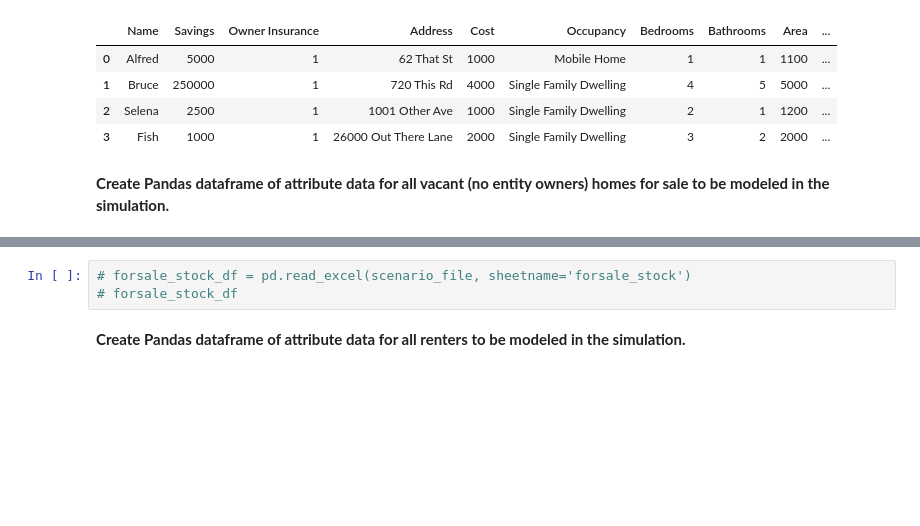
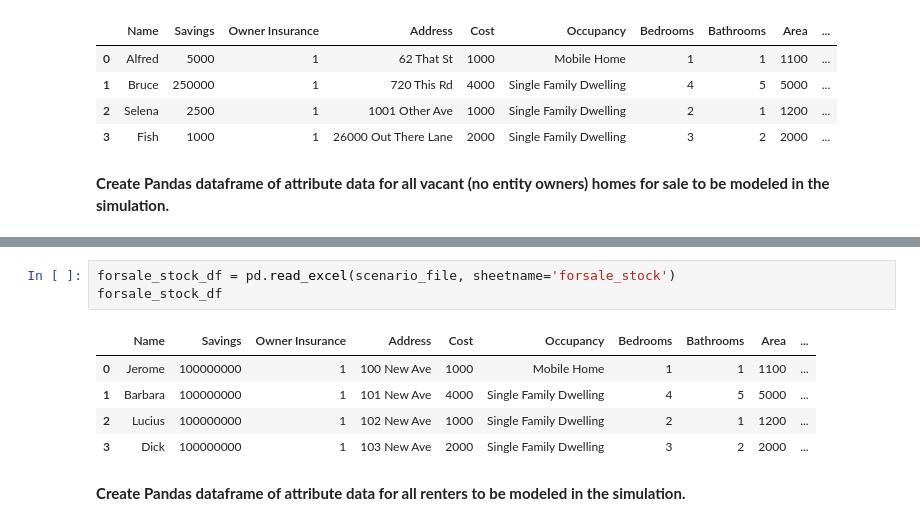
Before and after one commit to scottbmiles/DESaster, a Jupyter notebook: scenarios/desaster_application_template.ipynb, the cells around one changed output, grey strips where cells are left out. Saved outputs shown, nothing was run; the diff lists cells and outputs as text; blank space fills up the shorter version.

```diff
--- a/scenarios/desaster_application_template.ipynb
+++ b/scenarios/desaster_application_template.ipynb
@@ -56,7 +56,13 @@ sellers_df
 | 3 | Dick | 100000000 | 1 | 103 New Ave | 2000 | Single Family Dwelling | 3 | 2 | 2000 | ... |
 # %%
-# forsale_stock_df = pd.read_excel(scenario_file, sheetname='forsale_stock')
-# forsale_stock_df
+forsale_stock_df = pd.read_excel(scenario_file, sheetname='forsale_stock')
+forsale_stock_df
+# %% [output]
+|  | Name | Savings | Owner Insurance | Address | Cost | Occupancy | Bedrooms | Bathrooms | Area | ... |
+| 0 | Jerome | 100000000 | 1 | 100 New Ave | 1000 | Mobile Home | 1 | 1 | 1100 | ... |
+| 1 | Barbara | 100000000 | 1 | 101 New Ave | 4000 | Single Family Dwelling | 4 | 5 | 5000 | ... |
+| 2 | Lucius | 100000000 | 1 | 102 New Ave | 1000 | Single Family Dwelling | 2 | 1 | 1200 | ... |
+| 3 | Dick | 100000000 | 1 | 103 New Ave | 2000 | Single Family Dwelling | 3 | 2 | 2000 | ... |
 # %% [markdown]
 __Create Pandas dataframe of attribute data for all renters to be modeled in the simulation.__
 # %%
```
Also changed, not shown: parts of 48 cells of this notebook, 11 other files.
